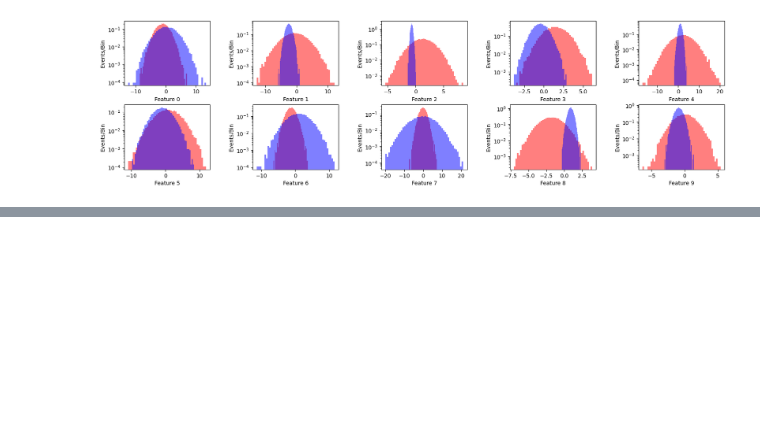
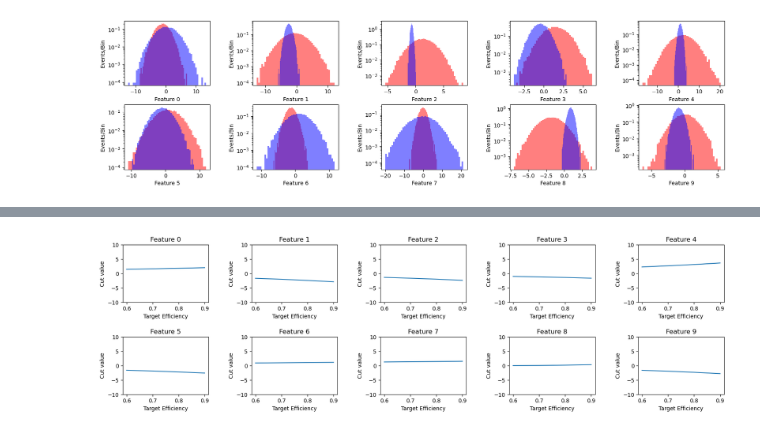
Before and after one commit to scipp-atlas/cabin-notebooks, a Jupyter notebook: EfficiencyScan.ipynb, the cells around one changed output, grey strips where cells are left out. Cells and saved outputs as stored; diff of their text form; code cells hidden in the pictures; blank space fills up the shorter version.

```diff
--- a/EfficiencyScan.ipynb
+++ b/EfficiencyScan.ipynb
@@ -105,0 +175,5 @@ optimizer = torch.optim.SGD(net.parameters(), lr=learning_rate)
+# %%
+# Distributions of cuts
+LearningCutsUtils.LearningCutsUtils.plotcuts(net)
+# %% [output]
+[figure, added]
```
Also changed, not shown: parts of 5 cells of this notebook.
